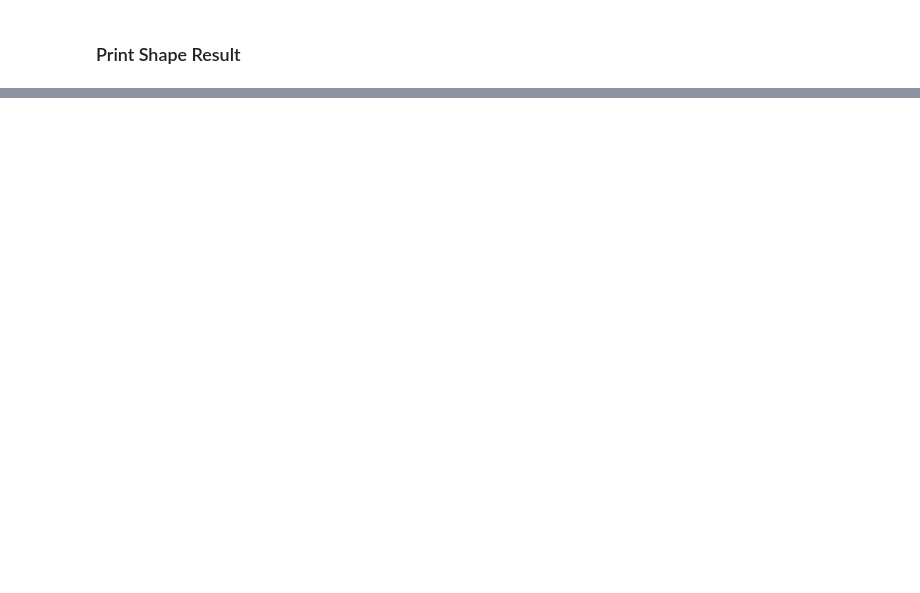
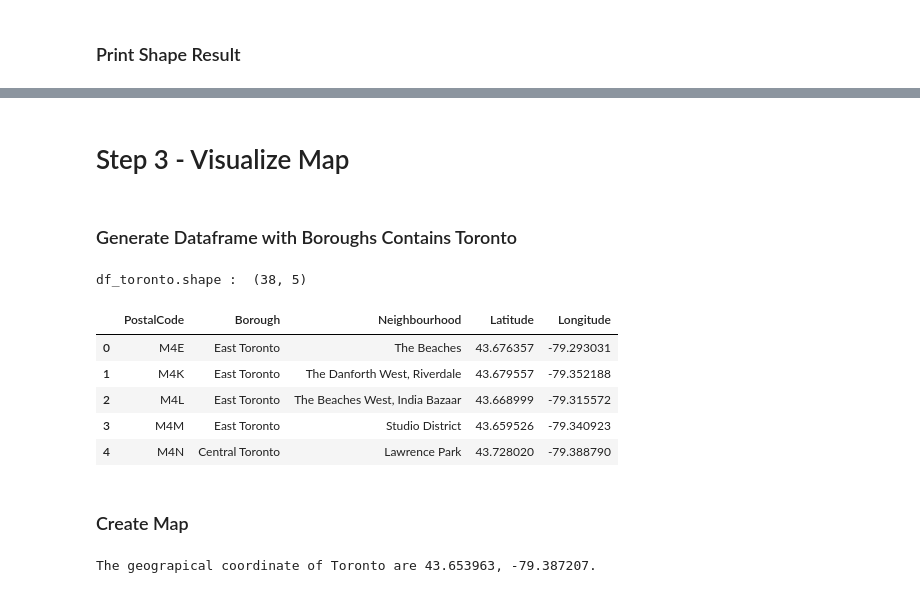
Before and after one commit to Manisha-5/Coursera_Capstone, a Jupyter notebook: Week_3_Assignment.ipynb, the cells around one changed output, grey strips where cells are left out. Saved outputs shown, nothing was run; the diff lists cells and outputs as text; code cells hidden in the pictures; blank space fills up the shorter version.

Commit message:
Published from Watson Studio.

```diff
--- a/Week_3_Assignment.ipynb
+++ b/Week_3_Assignment.ipynb
@@ -114,0 +157,22 @@ df_result.shape
+# %% [markdown]
+# Step 3 - Visualize Map
+# %% [markdown]
+### Generate Dataframe with Boroughs Contains Toronto
+# %%
+# generate df_toronto boroughs that contain the word Toronto
+df_toronto = df_result_geo[df_result_geo.apply(lambda row : 'Toronto' in  row.Borough , axis = 1) ]
+df_toronto.reset_index(inplace=True)
+df_toronto = df_toronto[['PostalCode','Borough','Neighbourhood', 'Latitude','Longitude']]
+
+print('df_toronto.shape : ', df_toronto.shape)
+df_toronto.head()
+# %% [output]
+df_toronto.shape :  (38, 5)
+|  | PostalCode | Borough | Neighbourhood | Latitude | Longitude |
+| 0 | M4E | East Toronto | The Beaches | 43.676357 | -79.293031 |
+| 1 | M4K | East Toronto | The Danforth West, Riverdale | 43.679557 | -79.352188 |
+| 2 | M4L | East Toronto | The Beaches West, India Bazaar | 43.668999 | -79.315572 |
+| 3 | M4M | East Toronto | Studio District | 43.659526 | -79.340923 |
+| 4 | M4N | Central Toronto | Lawrence Park | 43.728020 | -79.388790 |
+# %% [markdown]
+### Create Map
@@ -114,0 +183,10 @@ df_result.shape
+# %%
+address = 'Toronto'
+
+geolocator = Nominatim(user_agent="ny_explorer")
+location = geolocator.geocode(address)
+latitude = location.latitude
+longitude = location.longitude
+print('The geograpical coordinate of Toronto are {}, {}.'.format(latitude, longitude))
+# %% [output]
+The geograpical coordinate of Toronto are 43.653963, -79.387207.
```
Also changed, not shown: parts of 15 cells of this notebook.
